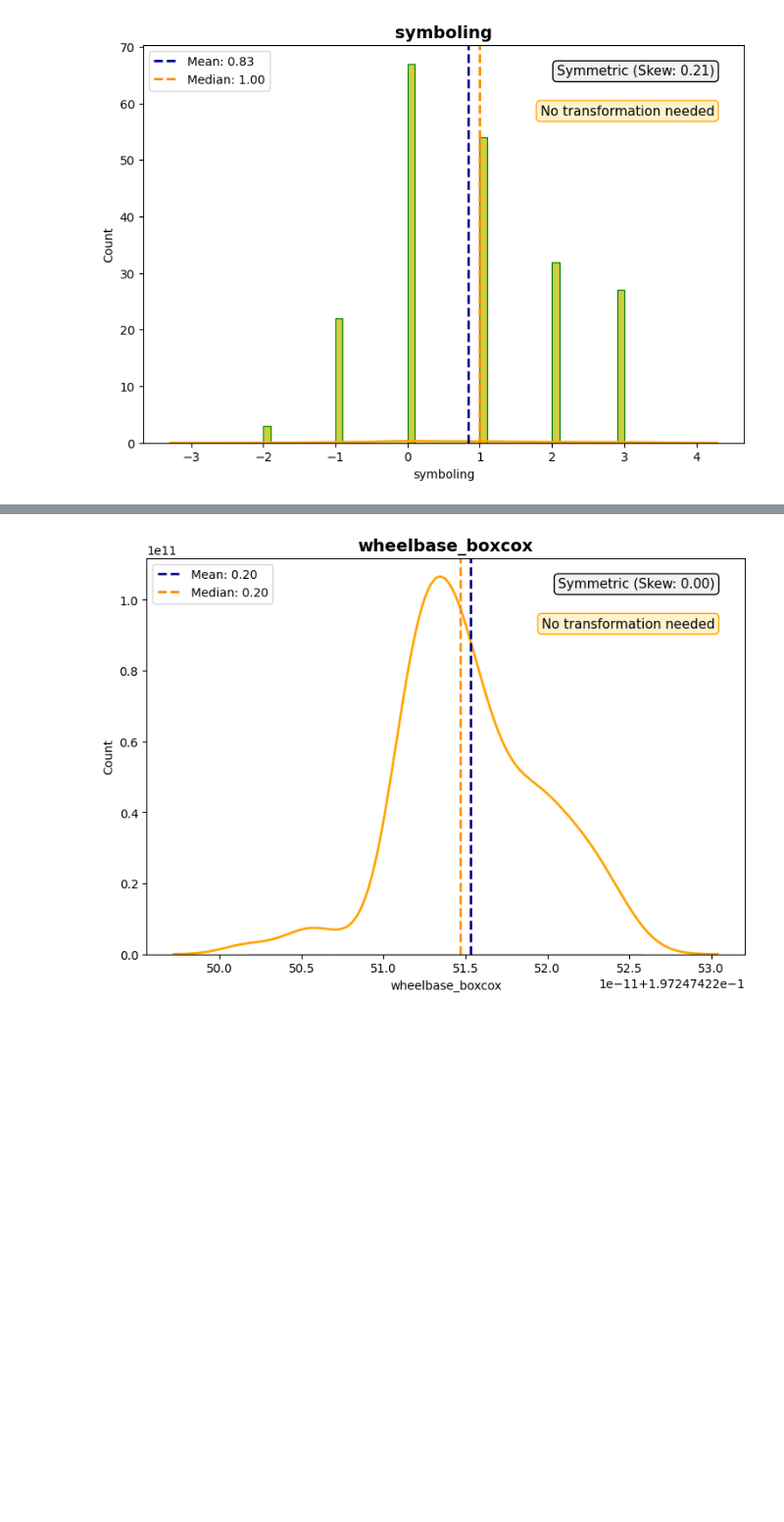
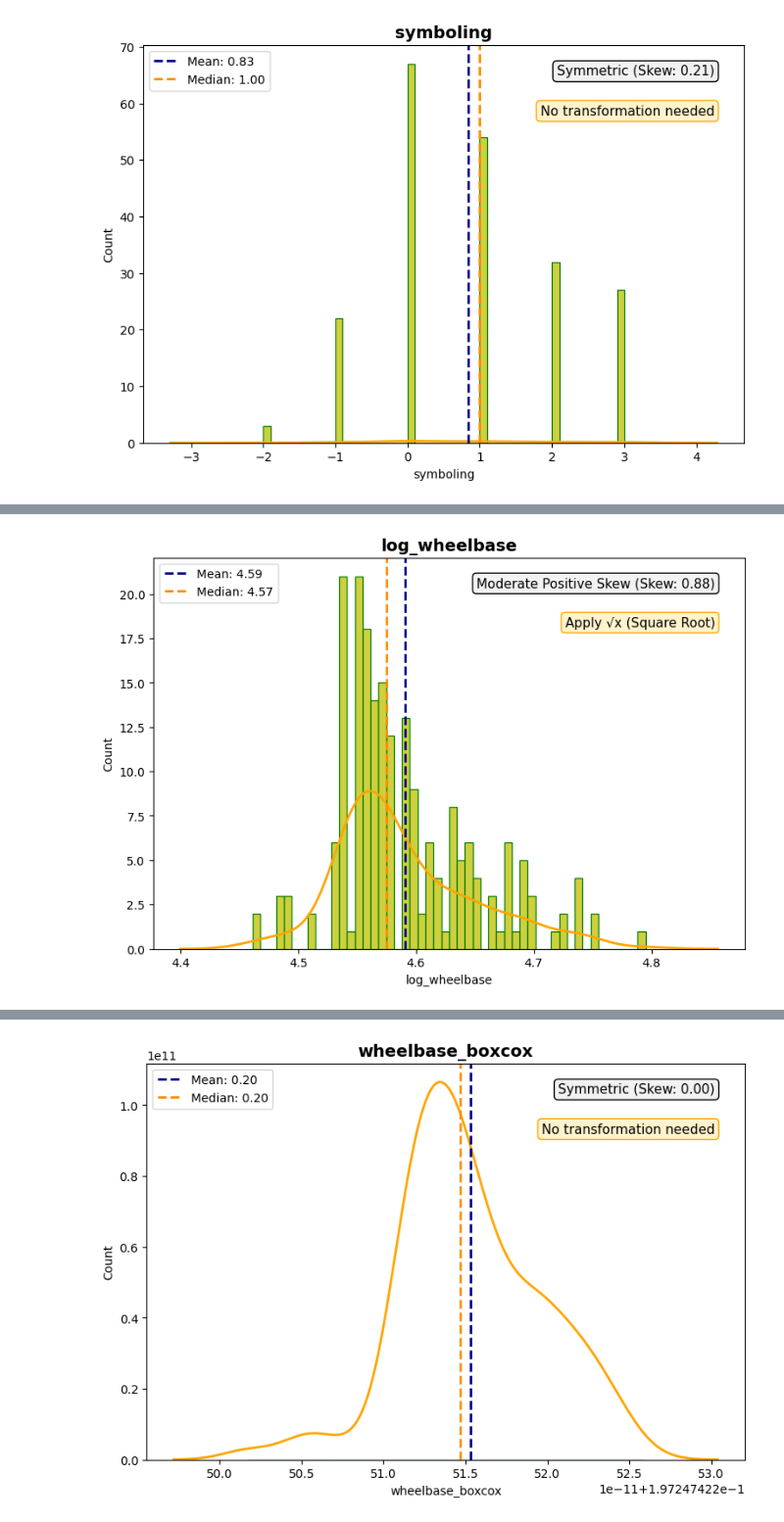
Before and after one commit to Bharatgaur/RawProjects, a Jupyter notebook: Cross_Validation_&_Hyperparameter_Tuning.ipynb, the cells around one changed output, grey strips where cells are left out. Shown at 98% size. Drawn from its saved outputs; the diff is of its cells as text; code cells hidden in the pictures; blank space fills up the shorter version.

```diff
--- a/Cross_Validation_&_Hyperparameter_Tuning.ipynb
+++ b/Cross_Validation_&_Hyperparameter_Tuning.ipynb
@@ -278,0 +289,62 @@ plt.show()
+# %%
+# metion your features
+feature_name = 'log_wheelbase'
+
+# Data
+feature = dataset[feature_name]
+mean_val = feature.mean()
+median_val = feature.median()
+skew_val = feature.skew()
+
+# Chart
+plt.figure(figsize=(9, 6))
+
+# Histogram
+sns.histplot(feature, bins=50, color='y', edgecolor='g')
+
+# KDE line
+sns.kdeplot(feature, color='orange', linewidth=2)
+
+# Mean & Median lines
+plt.axvline(mean_val, color='darkblue', linestyle='dashed', linewidth=2, label=f'Mean: {mean_val:.2f}')
+plt.axvline(median_val, color='darkorange', linestyle='dashed', linewidth=2, label=f'Median: {median_val:.2f}')
+
+# Title
+plt.title(f"{feature_name}", fontsize=14, fontweight='bold')
+
+# Legend
+plt.legend()
+
+# Skewness interpretation & suggested transformation
+if abs(skew_val) < 0.5:
+    distribution_type = f"Symmetric (Skew: {skew_val:.2f})"
+    suggestion = "No transformation needed"
+elif 0.5 <= skew_val < 1:
+    distribution_type = f"Moderate Positive Skew (Skew: {skew_val:.2f})"
+    suggestion = "Apply √x (Square Root)"
+elif skew_val >= 1:
+    distribution_type = f"High Positive Skew (Skew: {skew_val:.2f})"
+    suggestion = "Apply log(x) or Box-Cox"
+elif -1 < skew_val <= -0.5:
+    distribution_type = f"Moderate Negative Skew (Skew: {skew_val:.2f})"
+    suggestion = "Apply √(max-x)"
+else:
+    distribution_type = f"High Negative Skew (Skew: {skew_val:.2f})"
+    suggestion = "Apply log(max-x) or Inverse"
+
+# Annotate text
+plt.text(0.95, 0.95, distribution_type,
+         transform=plt.gca().transAxes,
+         fontsize=11, verticalalignment='top',
+         horizontalalignment='right',
+         bbox=dict(boxstyle='round,pad=0.3', facecolor='#f2f2f2', edgecolor='black'))
+
+plt.text(0.95, 0.85, suggestion,
+         transform=plt.gca().transAxes,
+         fontsize=11, verticalalignment='top',
+         horizontalalignment='right',
+         bbox=dict(boxstyle='round,pad=0.3', facecolor='#fff3cd', edgecolor='orange'))
+
+plt.show()
+# %% [output]
+[figure, added]
```
Also changed, not shown: parts of 13 cells of this notebook.
